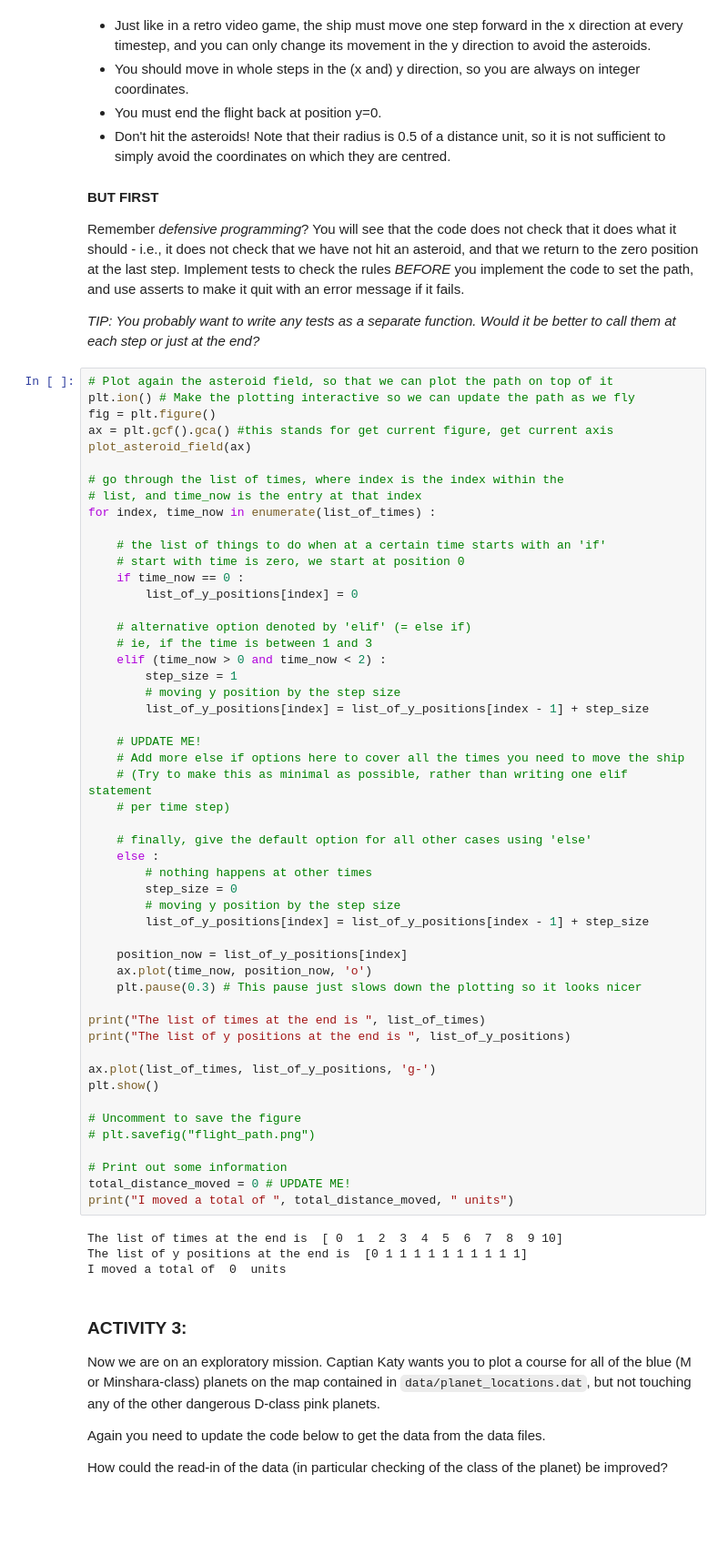
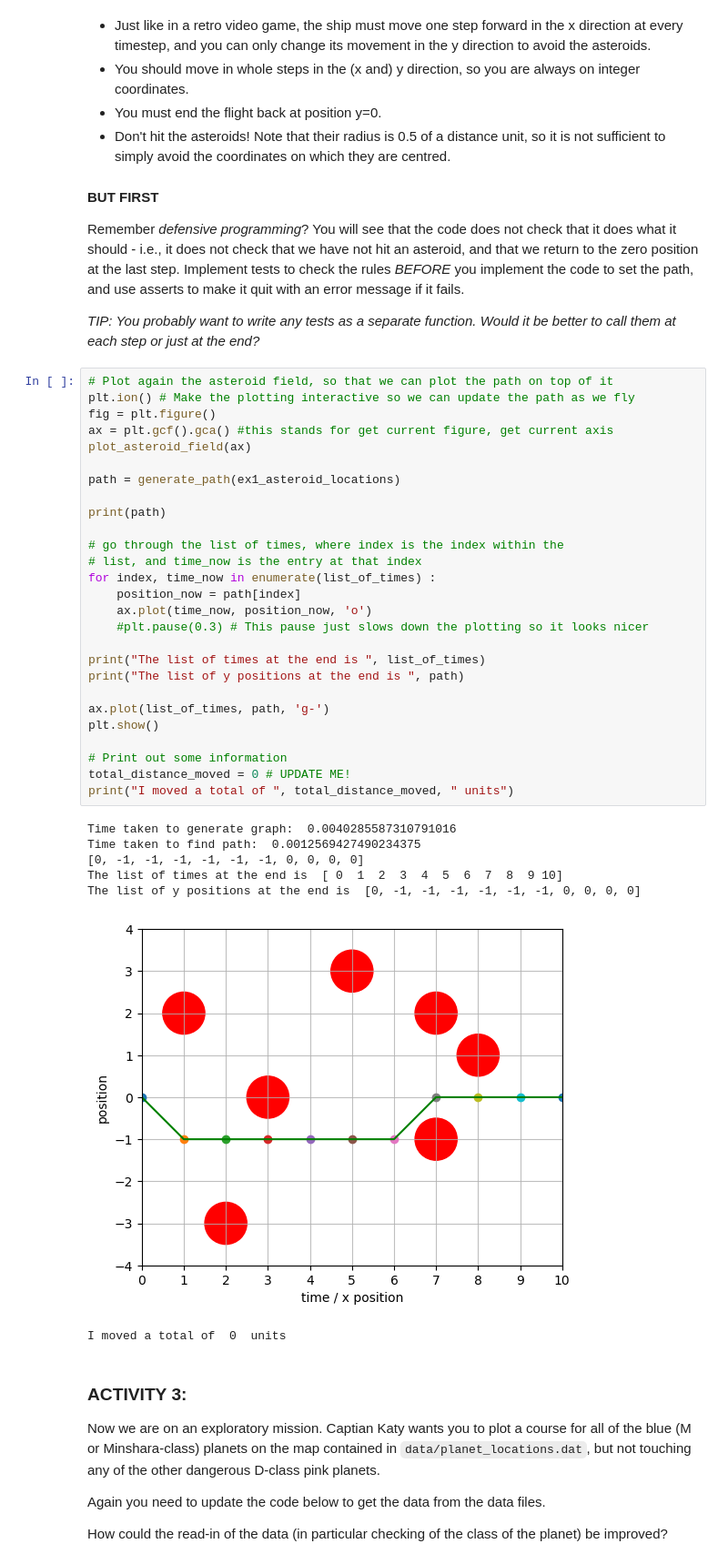
Before and after one commit to Vileh/Topics-In-Sci-Comp, a Jupyter notebook: Notebooks/Week2_LabExercises.ipynb, the cells around one changed output. Shown: that part at 91% size. Cells and saved outputs as stored; diff of their text form; blank space fills up the shorter version.

```diff
--- a/Notebooks/Week2_LabExercises.ipynb
+++ b/Notebooks/Week2_LabExercises.ipynb
@@ -212,58 +275,38 @@ Remember *defensive programming*? You will see that the code does not check that
 # %%
 # Plot again the asteroid field, so that we can plot the path on top of it
 plt.ion() # Make the plotting interactive so we can update the path as we fly
 fig = plt.figure()
 ax = plt.gcf().gca() #this stands for get current figure, get current axis
 plot_asteroid_field(ax)
 
+path = generate_path(ex1_asteroid_locations)
+
+print(path)
+
 # go through the list of times, where index is the index within the
 # list, and time_now is the entry at that index
 for index, time_now in enumerate(list_of_times) :
-
-    # the list of things to do when at a certain time starts with an 'if'
-    # start with time is zero, we start at position 0
-    if time_now == 0 :
-        list_of_y_positions[index] = 0
-
-    # alternative option denoted by 'elif' (= else if)
-    # ie, if the time is between 1 and 3
-    elif (time_now > 0 and time_now < 2) :
-        step_size = 1
-        # moving y position by the step size
-        list_of_y_positions[index] = list_of_y_positions[index - 1] + step_size
-
-    # UPDATE ME!
-    # Add more else if options here to cover all the times you need to move the ship
-    # (Try to make this as minimal as possible, rather than writing one elif statement
-    # per time step)
-
-    # finally, give the default option for all other cases using 'else'
-    else :
-        # nothing happens at other times
-        step_size = 0
-        # moving y position by the step size
-        list_of_y_positions[index] = list_of_y_positions[index - 1] + step_size
-
-    position_now = list_of_y_positions[index]
+    position_now = path[index]
     ax.plot(time_now, position_now, 'o')
-    plt.pause(0.3) # This pause just slows down the plotting so it looks nicer
+    #plt.pause(0.3) # This pause just slows down the plotting so it looks nicer
 
 print("The list of times at the end is ", list_of_times)
-print("The list of y positions at the end is ", list_of_y_positions)
+print("The list of y positions at the end is ", path)
 
-ax.plot(list_of_times, list_of_y_positions, 'g-')
+ax.plot(list_of_times, path, 'g-')
 plt.show()
-
-# Uncomment to save the figure
-# plt.savefig("flight_path.png")
 
 # Print out some information
 total_distance_moved = 0 # UPDATE ME!
 print("I moved a total of ", total_distance_moved, " units")
 # %% [output]
+Time taken to generate graph:  0.0040285587310791016
+Time taken to find path:  0.0012569427490234375
+[0, -1, -1, -1, -1, -1, -1, 0, 0, 0, 0]
 The list of times at the end is  [ 0  1  2  3  4  5  6  7  8  9 10]
-The list of y positions at the end is  [0 1 1 1 1 1 1 1 1 1 1]
-I moved a total of  0  units
+The list of y positions at the end is  [0, -1, -1, -1, -1, -1, -1, 0, 0, 0, 0]
+[figure, added]
+I moved a total of  0  units
 # %% [markdown]
 ### ACTIVITY 3:
 
```
Also changed, not shown: parts of 17 cells of this notebook.
